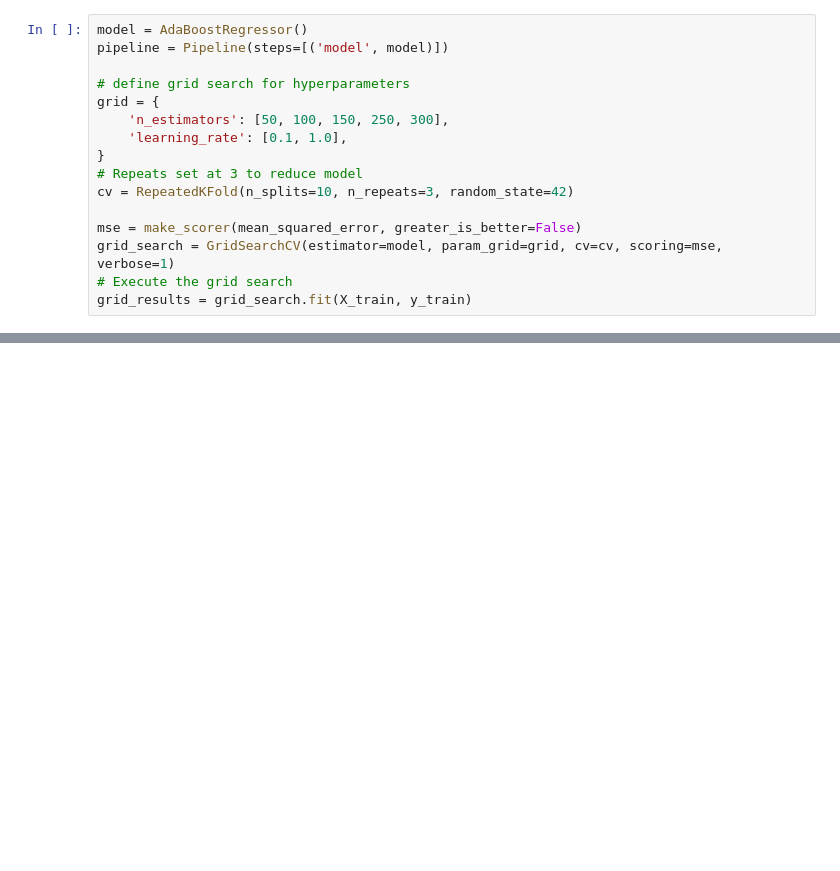
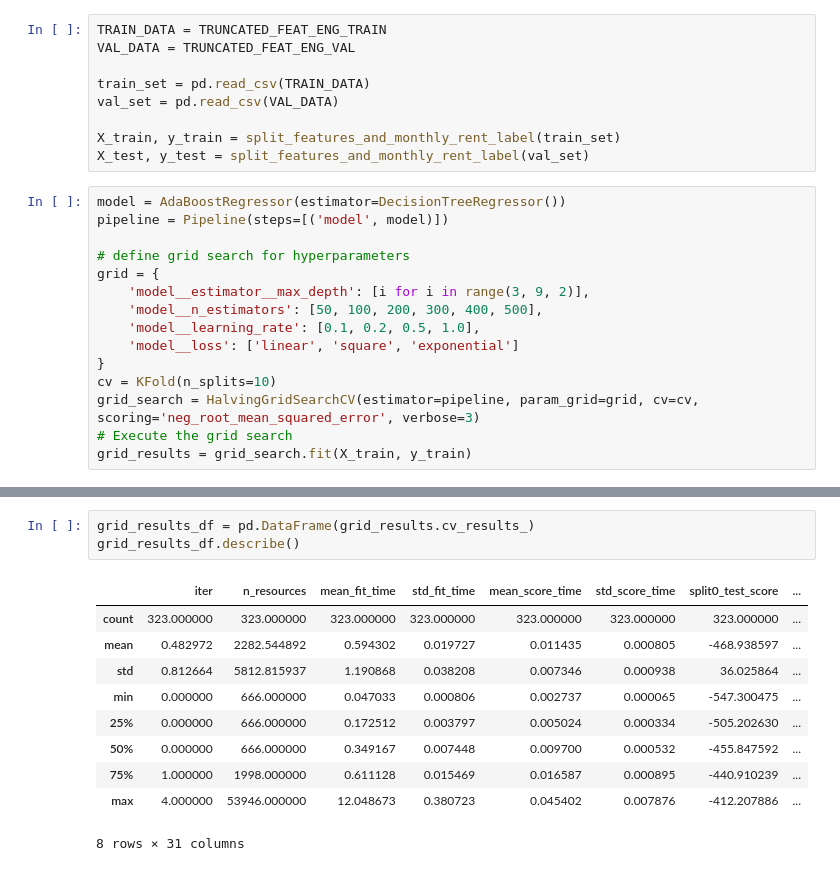
Before and after one commit to benhgm/cs5228_flat_rental, a Jupyter notebook: adaboost.ipynb, the cells around one changed output, grey strips where cells are left out. Saved outputs shown, nothing was run; the diff lists cells and outputs as text; blank space fills up the shorter version.

```diff
--- a/adaboost.ipynb
+++ b/adaboost.ipynb
@@ -217,16 +41,24 @@ shap.force_plot(explainer.expected_value, shap_values, X_test[0:100])
+# %%
+TRAIN_DATA = TRUNCATED_FEAT_ENG_TRAIN
+VAL_DATA = TRUNCATED_FEAT_ENG_VAL
+
+train_set = pd.read_csv(TRAIN_DATA)
+val_set = pd.read_csv(VAL_DATA)
+
+X_train, y_train = split_features_and_monthly_rent_label(train_set)
+X_test, y_test = split_features_and_monthly_rent_label(val_set)
 # %%
-model = AdaBoostRegressor()
+model = AdaBoostRegressor(estimator=DecisionTreeRegressor())
 pipeline = Pipeline(steps=[('model', model)])
 
 # define grid search for hyperparameters
 grid = {
-    'n_estimators': [50, 100, 150, 250, 300],
-    'learning_rate': [0.1, 1.0],
+    'model__estimator__max_depth': [i for i in range(3, 9, 2)],
+    'model__n_estimators': [50, 100, 200, 300, 400, 500],
+    'model__learning_rate': [0.1, 0.2, 0.5, 1.0],
+    'model__loss': ['linear', 'square', 'exponential']
 }
-# Repeats set at 3 to reduce model
-cv = RepeatedKFold(n_splits=10, n_repeats=3, random_state=42)
-
-mse = make_scorer(mean_squared_error, greater_is_better=False)
-grid_search = GridSearchCV(estimator=model, param_grid=grid, cv=cv, scoring=mse, verbose=1)
+cv = KFold(n_splits=10)
+grid_search = HalvingGridSearchCV(estimator=pipeline, param_grid=grid, cv=cv, scoring='neg_root_mean_squared_error', verbose=3)
 # Execute the grid search
 grid_results = grid_search.fit(X_train, y_train)
@@ -232,0 +83,14 @@ grid_results = grid_search.fit(X_train, y_train)
+# %%
+grid_results_df = pd.DataFrame(grid_results.cv_results_)
+grid_results_df.describe()
+# %% [output]
+|  | iter | n_resources | mean_fit_time | std_fit_time | mean_score_time | std_score_time | split0_test_score | ... |
+| count | 323.000000 | 323.000000 | 323.000000 | 323.000000 | 323.000000 | 323.000000 | 323.000000 | ... |
+| mean | 0.482972 | 2282.544892 | 0.594302 | 0.019727 | 0.011435 | 0.000805 | -468.938597 | ... |
+| std | 0.812664 | 5812.815937 | 1.190868 | 0.038208 | 0.007346 | 0.000938 | 36.025864 | ... |
+| min | 0.000000 | 666.000000 | 0.047033 | 0.000806 | 0.002737 | 0.000065 | -547.300475 | ... |
+| 25% | 0.000000 | 666.000000 | 0.172512 | 0.003797 | 0.005024 | 0.000334 | -505.202630 | ... |
+| 50% | 0.000000 | 666.000000 | 0.349167 | 0.007448 | 0.009700 | 0.000532 | -455.847592 | ... |
+| 75% | 1.000000 | 1998.000000 | 0.611128 | 0.015469 | 0.016587 | 0.000895 | -440.910239 | ... |
+| max | 4.000000 | 53946.000000 | 12.048673 | 0.380723 | 0.045402 | 0.007876 | -412.207886 | ... |
+8 rows × 31 columns
```
Also changed, not shown: parts of 29 cells of this notebook, 10 other files.
